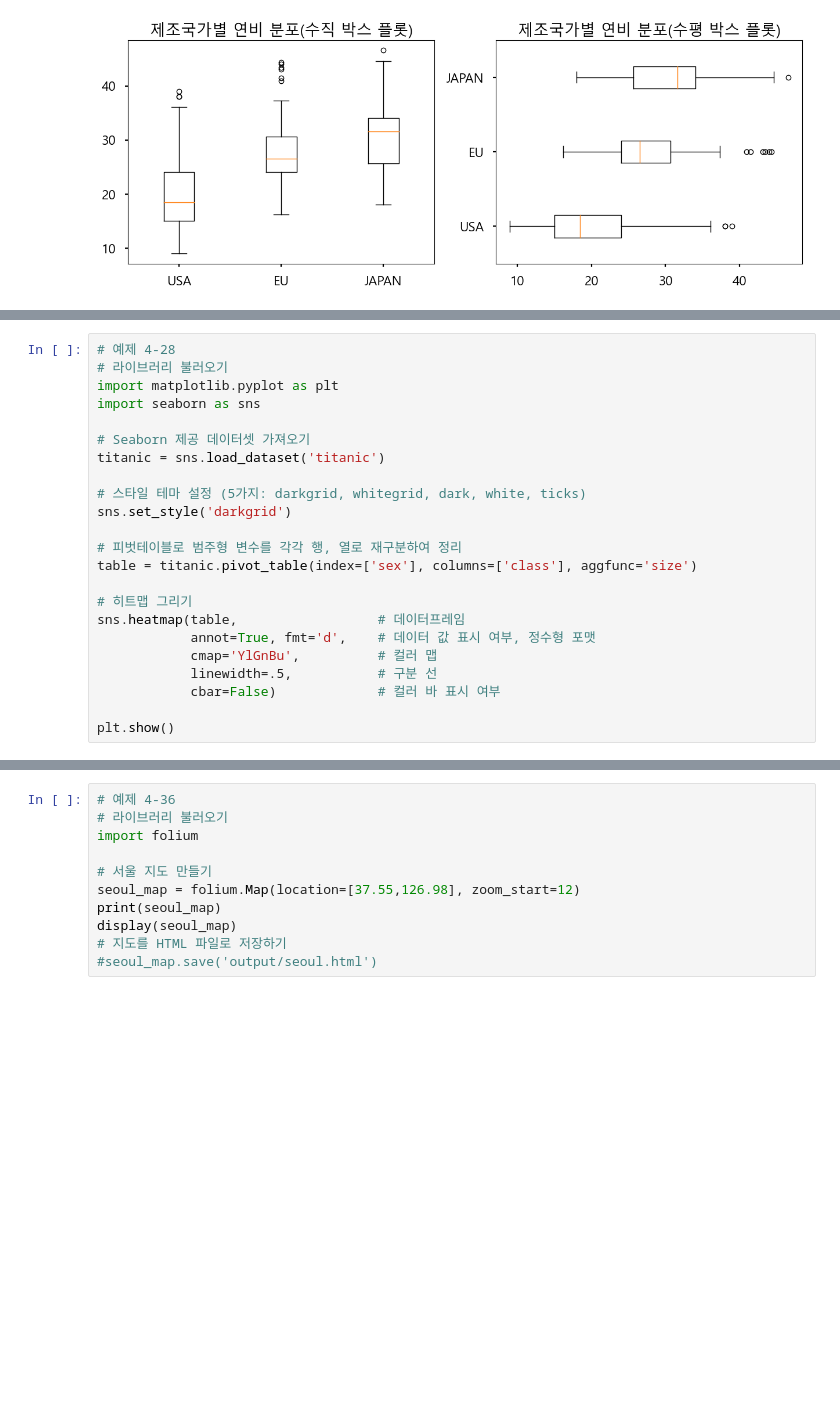
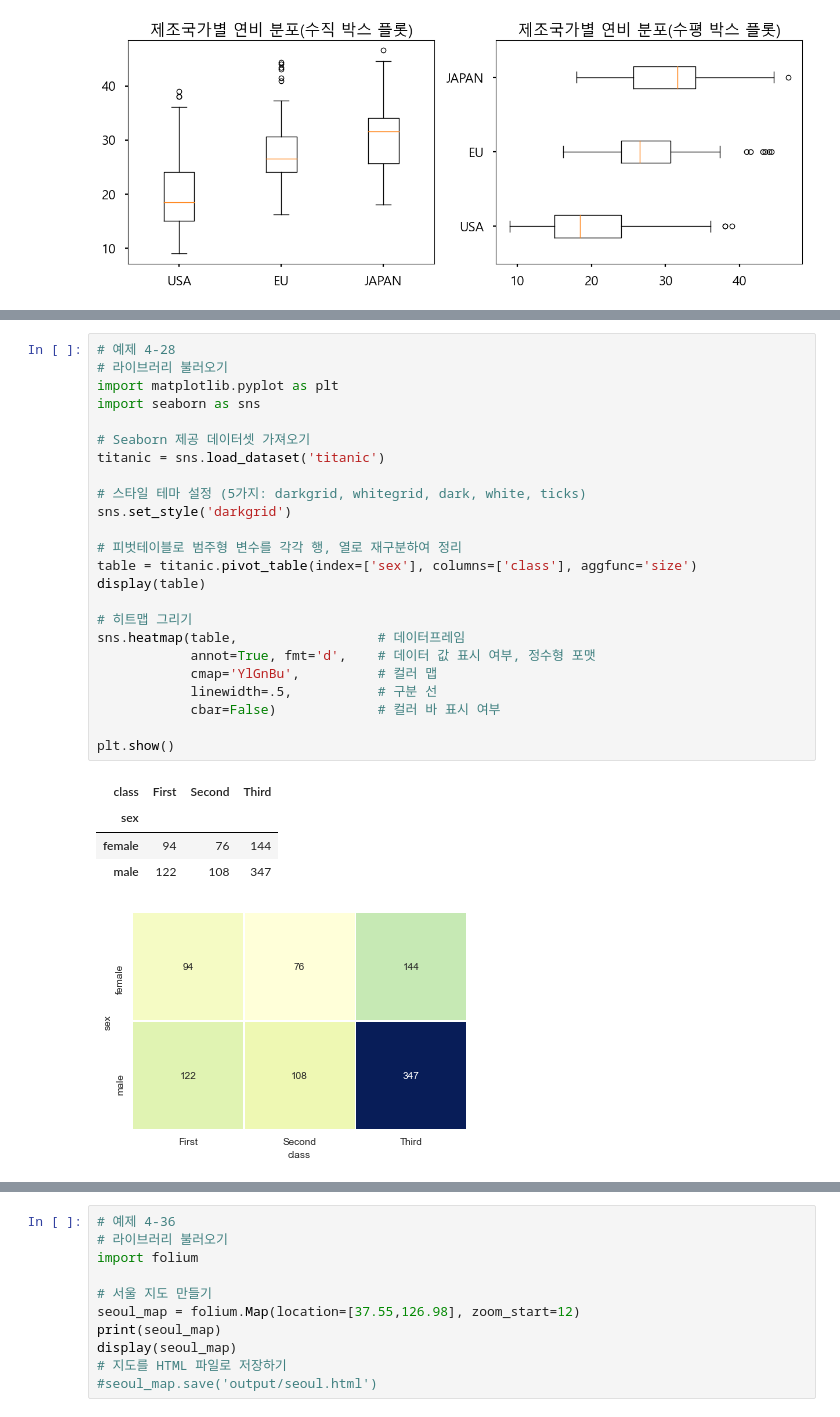
Before and after one commit to minyoungkimm/Python_Jupyter, a Jupyter notebook: 10월21일/exam7.ipynb, the cells around one changed output, grey strips where cells are left out. Saved outputs shown, nothing was run; the diff lists cells and outputs as text; blank space fills up the shorter version.

```diff
--- a/10월21일/exam7.ipynb
+++ b/10월21일/exam7.ipynb
@@ -1722,26 +1749,33 @@ plt.show()
 # %%
 # 예제 4-28
 # 라이브러리 불러오기
 import matplotlib.pyplot as plt
 import seaborn as sns
 
 # Seaborn 제공 데이터셋 가져오기
 titanic = sns.load_dataset('titanic')
 
 # 스타일 테마 설정 (5가지: darkgrid, whitegrid, dark, white, ticks)
 sns.set_style('darkgrid')
 
 # 피벗테이블로 범주형 변수를 각각 행, 열로 재구분하여 정리
 table = titanic.pivot_table(index=['sex'], columns=['class'], aggfunc='size')
+display(table)
 
 # 히트맵 그리기
 sns.heatmap(table,                  # 데이터프레임
             annot=True, fmt='d',    # 데이터 값 표시 여부, 정수형 포맷
             cmap='YlGnBu',          # 컬러 맵
             linewidth=.5,           # 구분 선
             cbar=False)             # 컬러 바 표시 여부
 
 plt.show()
+# %% [output]
+| class | First | Second | Third |
+| sex |  |  |  |
+| female | 94 | 76 | 144 |
+| male | 122 | 108 | 347 |
+[figure, added]
 # %%
 # 예제 4-29
 # 라이브러리 불러오기
```
Also changed, not shown: parts of 11 cells of this notebook, 9 other files.
